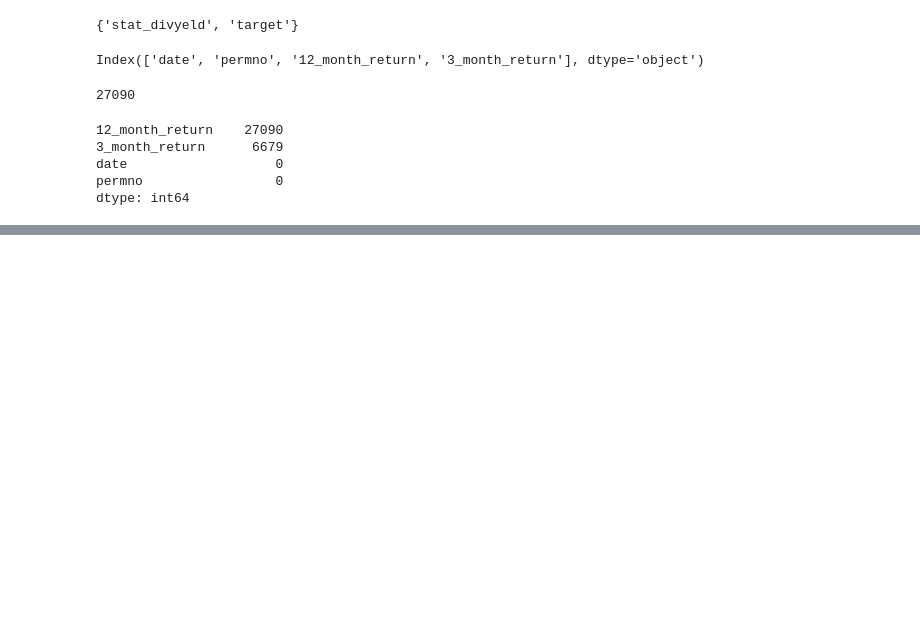
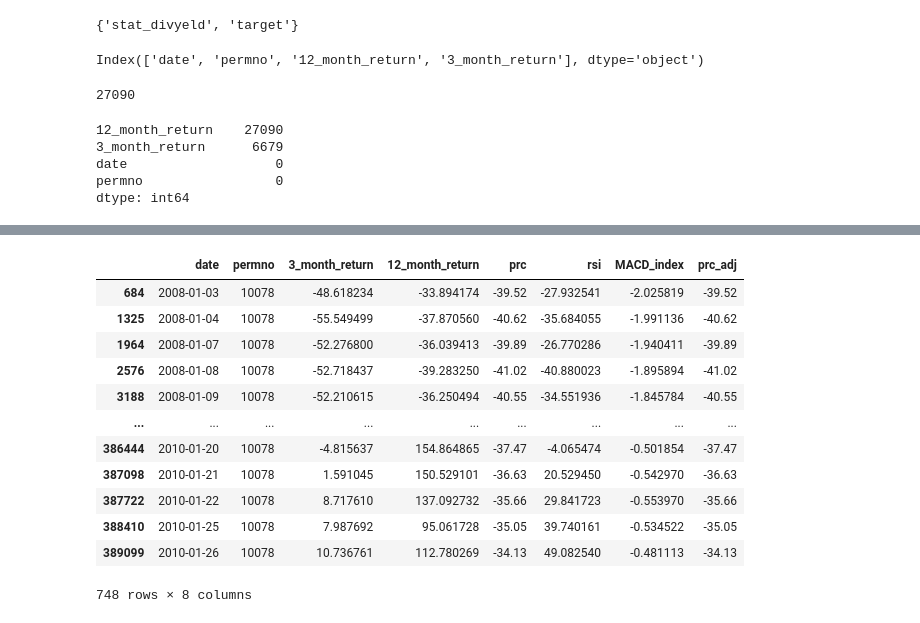
Before and after one commit to NotFrancee/bsic_hephaestus_paper, a Jupyter notebook: src/feature_selection/dataset_to_use.ipynb, the cells around one changed output, grey strips where cells are left out. Drawn from its saved outputs; the diff is of its cells as text; code cells hidden in the pictures; blank space fills up the shorter version.

```diff
--- a/src/feature_selection/dataset_to_use.ipynb
+++ b/src/feature_selection/dataset_to_use.ipynb
@@ -110,0 +281,16 @@ definitive_dataset.to_csv('../../data/definitive_dataset.csv', index=False)
+# %%
+f[f['permno'] == 10078]
+# %% [output]
+|  | date | permno | 3_month_return | 12_month_return | prc | rsi | MACD_index | prc_adj |
+| 684 | 2008-01-03 | 10078 | -48.618234 | -33.894174 | -39.52 | -27.932541 | -2.025819 | -39.52 |
+| 1325 | 2008-01-04 | 10078 | -55.549499 | -37.870560 | -40.62 | -35.684055 | -1.991136 | -40.62 |
+| 1964 | 2008-01-07 | 10078 | -52.276800 | -36.039413 | -39.89 | -26.770286 | -1.940411 | -39.89 |
+| 2576 | 2008-01-08 | 10078 | -52.718437 | -39.283250 | -41.02 | -40.880023 | -1.895894 | -41.02 |
+| 3188 | 2008-01-09 | 10078 | -52.210615 | -36.250494 | -40.55 | -34.551936 | -1.845784 | -40.55 |
+| ... | ... | ... | ... | ... | ... | ... | ... | ... |
+| 386444 | 2010-01-20 | 10078 | -4.815637 | 154.864865 | -37.47 | -4.065474 | -0.501854 | -37.47 |
+| 387098 | 2010-01-21 | 10078 | 1.591045 | 150.529101 | -36.63 | 20.529450 | -0.542970 | -36.63 |
+| 387722 | 2010-01-22 | 10078 | 8.717610 | 137.092732 | -35.66 | 29.841723 | -0.553970 | -35.66 |
+| 388410 | 2010-01-25 | 10078 | 7.987692 | 95.061728 | -35.05 | 39.740161 | -0.534522 | -35.05 |
+| 389099 | 2010-01-26 | 10078 | 10.736761 | 112.780269 | -34.13 | 49.082540 | -0.481113 | -34.13 |
+748 rows × 8 columns
```
Also changed, not shown: parts of 19 cells of this notebook.
